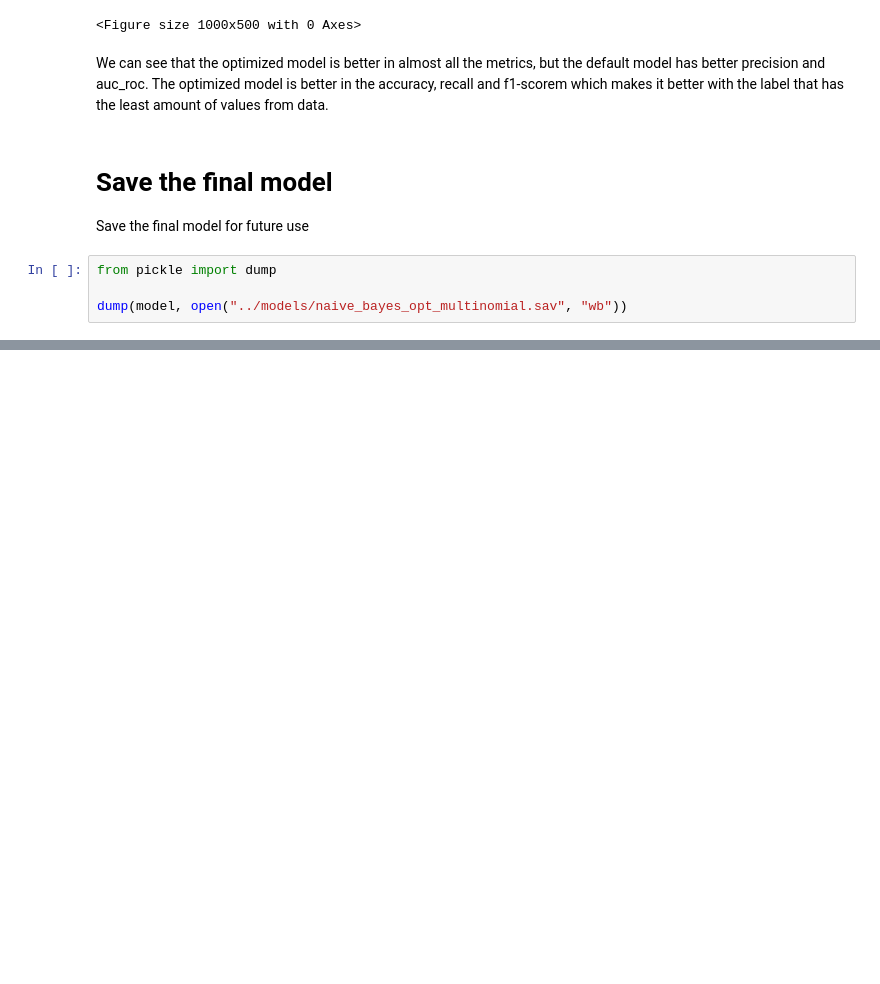
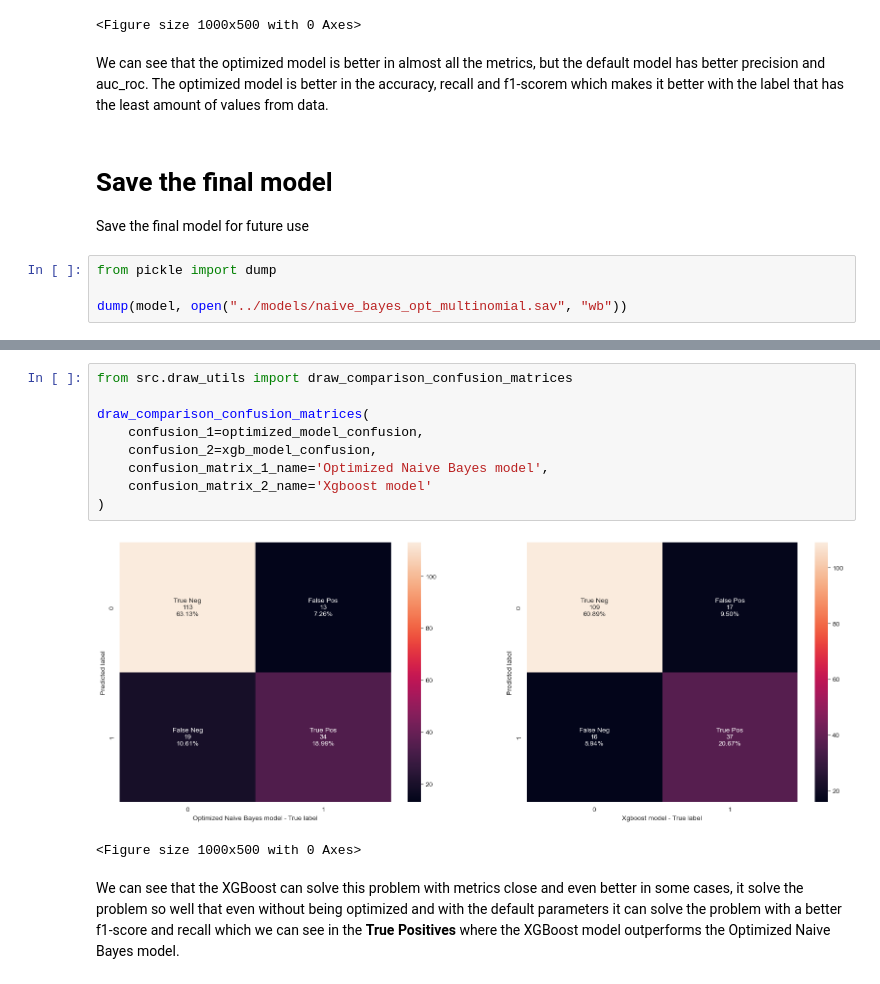
Before and after one commit to 4GeeksAcademy/alejandroNovellino-naive-bayes-project, a Jupyter notebook: notebooks/2.0-classification-model-analysis.ipynb, the cells around one changed output, grey strips where cells are left out. Drawn from its saved outputs; the diff is of its cells as text; blank space fills up the shorter version.

```diff
--- a/notebooks/2.0-classification-model-analysis.ipynb
+++ b/notebooks/2.0-classification-model-analysis.ipynb
@@ -306,0 +402,14 @@ dump(model, open("../models/naive_bayes_opt_multinomial.sav", "wb"))
+# %%
+from src.draw_utils import draw_comparison_confusion_matrices
+
+draw_comparison_confusion_matrices(
+    confusion_1=optimized_model_confusion,
+    confusion_2=xgb_model_confusion,
+    confusion_matrix_1_name='Optimized Naive Bayes model',
+    confusion_matrix_2_name='Xgboost model'
+)
+# %% [output]
+[figure, added]
+<Figure size 1000x500 with 0 Axes>
+# %% [markdown]
+We can see that the XGBoost can solve this problem with metrics close and even better in some cases, it solve the problem so well that even without being optimized and with the default parameters it can solve the problem with a better f1-score and recall which we can see in the **True Positives** where the XGBoost model outperforms the Optimized Naive Bayes model.
```
Also changed, not shown: parts of 11 cells of this notebook, 1 other file.
